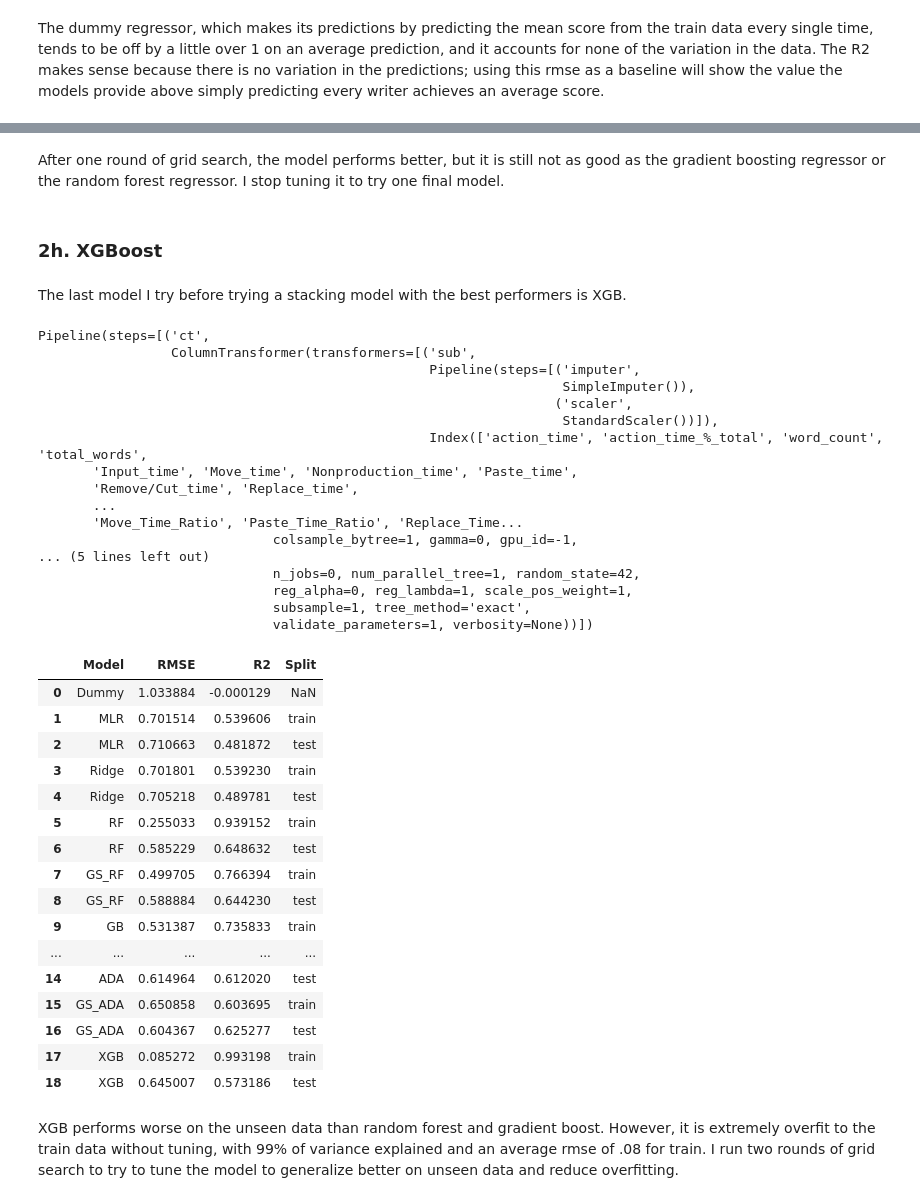
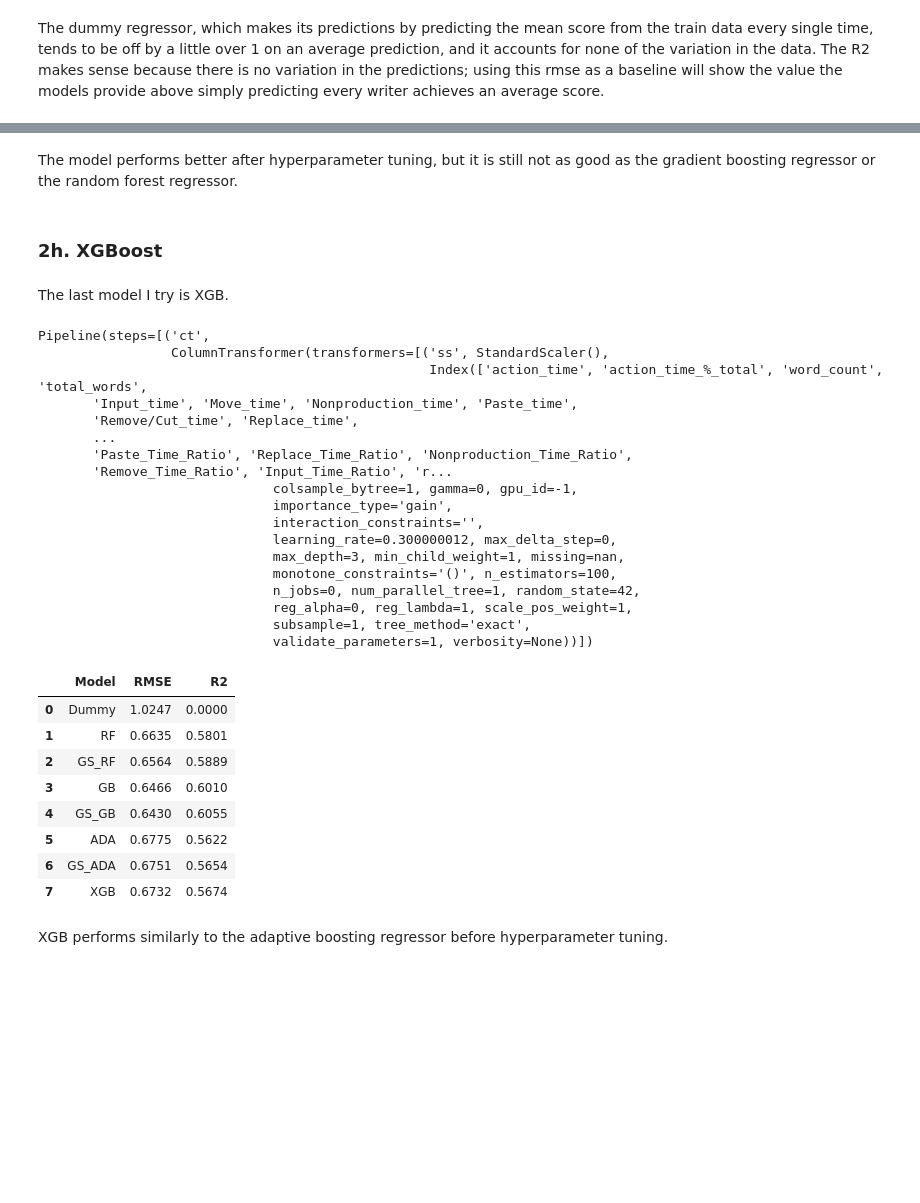
Before and after one commit to ahendricks2/EssayKeystrokes, a Jupyter notebook: Modeling_Notebook.ipynb, the cells around one changed output, grey strips where cells are left out. Cells and saved outputs as stored; diff of their text form; code cells hidden in the pictures; blank space fills up the shorter version.

Commit message:
finalized version

```diff
--- a/Modeling_Notebook.ipynb
+++ b/Modeling_Notebook.ipynb
@@ -838,5 +603,5 @@ gs_ada_pipe = Pipeline([
 ])
 # %%
-gs_ada_pipe.fit(X_train,y_train)
+gs_ada_pipe.fit(X,y)
 # %% [output]
 Pipeline(steps=[('ct',
@@ -859,7 +621,6 @@ Pipeline(steps=[('ct',
 # %%
 # Appending results to the rolling data frame
 
-results_df = results(gs_ada_pipe, results_df, X_train, y_train, 'train')
-results_df = results(gs_ada_pipe, results_df, X_test, y_test, 'test')
+results_df = results(gs_ada_pipe, results_df, X, y)
 results_df
 # %% [output]
@@ -884,32 +635,33 @@ results_df
 # %% [markdown]
-After one round of grid search, the model performs better, but it is still not as good as the gradient boosting regressor or the random forest regressor. I stop tuning it to try one final model.
+The model performs better after hyperparameter tuning, but it is still not as good as the gradient boosting regressor or the random forest regressor.
 # %% [markdown]
 ### 2h. XGBoost
 # %% [markdown]
-The last model I try before trying a stacking model with the best performers is XGB.
+The last model I try is XGB.
 # %%
 # Creating the pipeline
 
 xgb_pipe = Pipeline([
     ('ct', ct),
-    ('XGB', XGBRegressor(random_state=42))
+    ('XGB', XGBRegressor(max_depth=3,random_state=42))
 ])
 # %%
-xgb_pipe.fit(X_train, y_train)
+xgb_pipe.fit(X, y)
 # %% [output]
 Pipeline(steps=[('ct',
-                 ColumnTransformer(transformers=[('sub',
-                                                  Pipeline(steps=[('imputer',
-                                                                   SimpleImputer()),
-                                                                  ('scaler',
-                                                                   StandardScaler())]),
+                 ColumnTransformer(transformers=[('ss', StandardScaler(),
                                                   Index(['action_time', 'action_time_%_total', 'word_count', 'total_words',
        'Input_time', 'Move_time', 'Nonproduction_time', 'Paste_time',
        'Remove/Cut_time', 'Replace_time',
        ...
-       'Move_Time_Ratio', 'Paste_Time_Ratio', 'Replace_Time...
+       'Paste_Time_Ratio', 'Replace_Time_Ratio', 'Nonproduction_Time_Ratio',
+       'Remove_Time_Ratio', 'Input_Time_Ratio', 'r...
                               colsample_bytree=1, gamma=0, gpu_id=-1,
-... (5 lines left out)
+                              importance_type='gain',
+                              interaction_constraints='',
+                              learning_rate=0.300000012, max_delta_step=0,
+                              max_depth=3, min_child_weight=1, missing=nan,
+                              monotone_constraints='()', n_estimators=100,
                               n_jobs=0, num_parallel_tree=1, random_state=42,
                               reg_alpha=0, reg_lambda=1, scale_pos_weight=1,
                               subsample=1, tree_method='exact',
@@ -917,29 +669,20 @@ Pipeline(steps=[('ct',
 # %%
 # Appending results to the rolling dataframe
 
-results_df = results(xgb_pipe, results_df, X_train, y_train, 'train')
-results_df = results(xgb_pipe, results_df, X_test, y_test, 'test')
+results_df = results(xgb_pipe, results_df, X, y)
 results_df
 # %% [output]
-|  | Model | RMSE | R2 | Split |
-| 0 | Dummy | 1.033884 | -0.000129 | NaN |
-| 1 | MLR | 0.701514 | 0.539606 | train |
-| 2 | MLR | 0.710663 | 0.481872 | test |
-| 3 | Ridge | 0.701801 | 0.539230 | train |
-| 4 | Ridge | 0.705218 | 0.489781 | test |
-| 5 | RF | 0.255033 | 0.939152 | train |
-| 6 | RF | 0.585229 | 0.648632 | test |
-| 7 | GS_RF | 0.499705 | 0.766394 | train |
-| 8 | GS_RF | 0.588884 | 0.644230 | test |
-| 9 | GB | 0.531387 | 0.735833 | train |
-| ... | ... | ... | ... | ... |
-| 14 | ADA | 0.614964 | 0.612020 | test |
-| 15 | GS_ADA | 0.650858 | 0.603695 | train |
-| 16 | GS_ADA | 0.604367 | 0.625277 | test |
-| 17 | XGB | 0.085272 | 0.993198 | train |
-| 18 | XGB | 0.645007 | 0.573186 | test |
+|  | Model | RMSE | R2 |
+| 0 | Dummy | 1.0247 | 0.0000 |
+| 1 | RF | 0.6635 | 0.5801 |
+| 2 | GS_RF | 0.6564 | 0.5889 |
+| 3 | GB | 0.6466 | 0.6010 |
+| 4 | GS_GB | 0.6430 | 0.6055 |
+| 5 | ADA | 0.6775 | 0.5622 |
+| 6 | GS_ADA | 0.6751 | 0.5654 |
+| 7 | XGB | 0.6732 | 0.5674 |
-# %% [markdown]
-XGB performs worse on the unseen data than random forest and gradient boost.  However, it is extremely overfit to the train data without tuning, with 99% of variance explained and an average rmse of .08 for train. I run two rounds of grid search to try to tune the model to generalize better on unseen data and reduce overfitting.
+# %% [markdown]
+XGB performs similarly to the adaptive boosting regressor before hyperparameter tuning.
 # %%
 params_xgb = {
     'XGB__learning_rate' : [.01, .05, .1, .2, .3],
```
Also changed, not shown: parts of 160 cells of this notebook.
